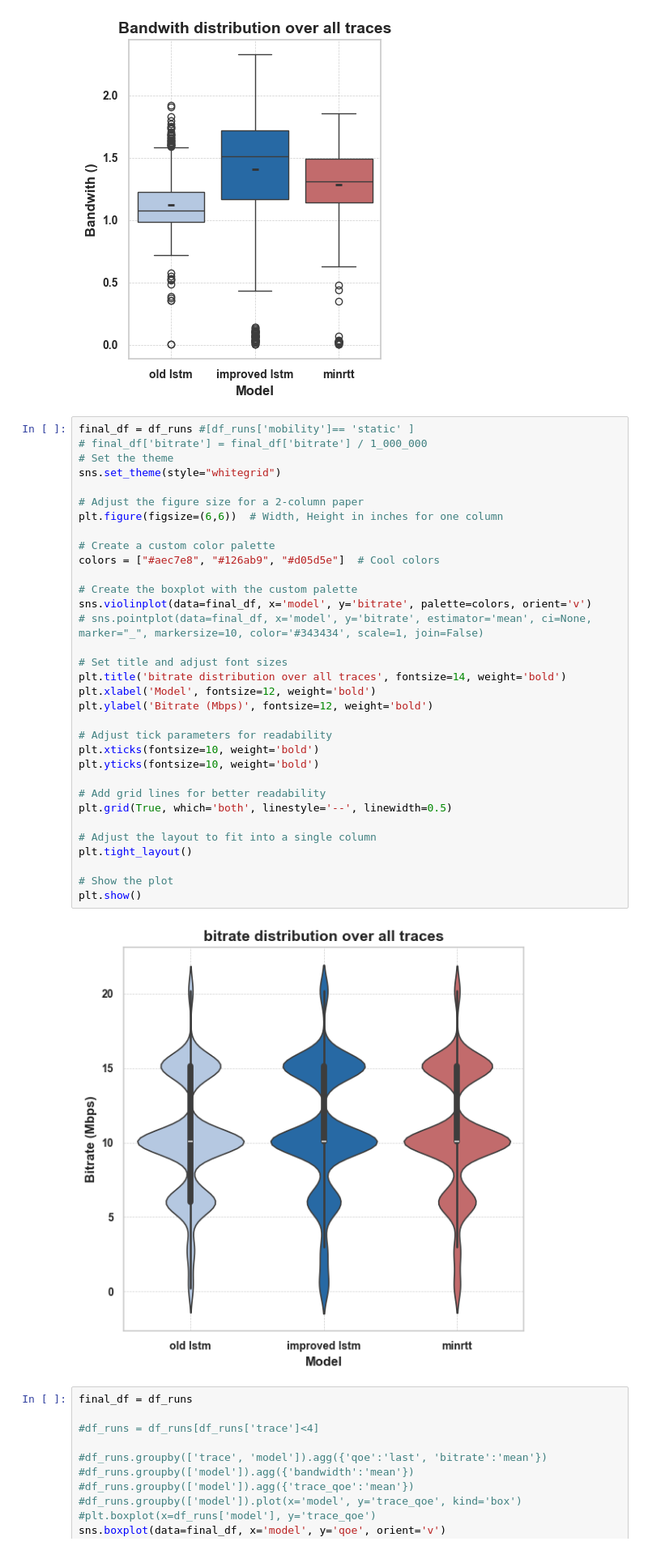
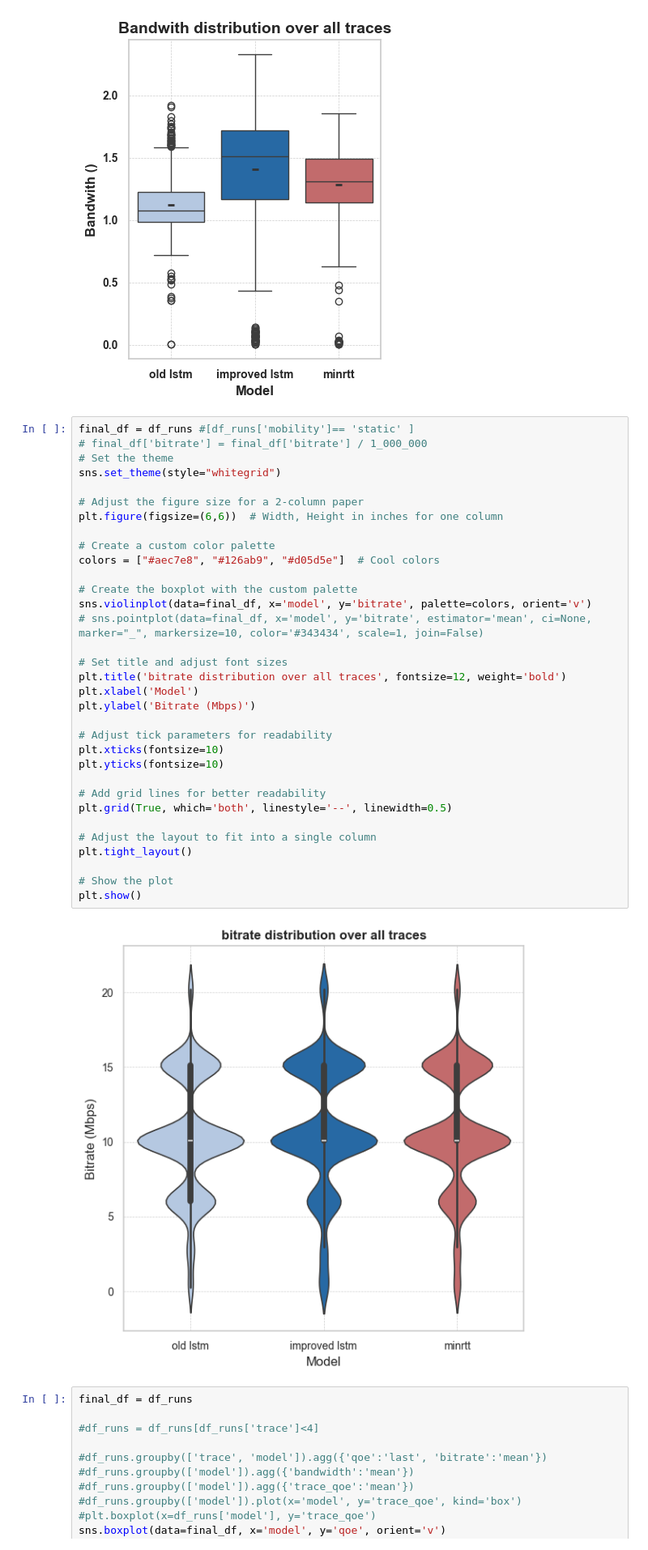
Before and after one commit to mees707/Thesis, a Jupyter notebook: code/mpquic-rl/mpquic-rl/analysis.ipynb, the cells around one changed output. Shown at 81% size. Saved outputs shown, nothing was run; the diff lists cells and outputs as text.

```diff
--- a/code/mpquic-rl/mpquic-rl/analysis.ipynb
+++ b/code/mpquic-rl/mpquic-rl/analysis.ipynb
@@ -358,38 +358,38 @@ plt.show()
 # %%
 final_df = df_runs #[df_runs['mobility']== 'static' ]
 # final_df['bitrate'] = final_df['bitrate'] / 1_000_000
 # Set the theme
 sns.set_theme(style="whitegrid")
 
 # Adjust the figure size for a 2-column paper
 plt.figure(figsize=(6,6))  # Width, Height in inches for one column
 
 # Create a custom color palette
 colors = ["#aec7e8", "#126ab9", "#d05d5e"]  # Cool colors
 
 # Create the boxplot with the custom palette
 sns.violinplot(data=final_df, x='model', y='bitrate', palette=colors, orient='v')
 # sns.pointplot(data=final_df, x='model', y='bitrate', estimator='mean', ci=None, marker="_", markersize=10, color='#343434', scale=1, join=False)
 
 # Set title and adjust font sizes
-plt.title('bitrate distribution over all traces', fontsize=14, weight='bold')
-plt.xlabel('Model', fontsize=12, weight='bold')
-plt.ylabel('Bitrate (Mbps)', fontsize=12, weight='bold')
+plt.title('bitrate distribution over all traces', fontsize=12, weight='bold')
+plt.xlabel('Model')
+plt.ylabel('Bitrate (Mbps)')
 
 # Adjust tick parameters for readability
-plt.xticks(fontsize=10, weight='bold')
-plt.yticks(fontsize=10, weight='bold')
+plt.xticks(fontsize=10)
+plt.yticks(fontsize=10)
 
 # Add grid lines for better readability
 plt.grid(True, which='both', linestyle='--', linewidth=0.5)
 
 # Adjust the layout to fit into a single column
 plt.tight_layout()
 
 # Show the plot
 plt.show()
 # %% [output]
-[figure, old version]
+[figure, new version]
 # %%
 final_df = df_runs
 
```
Also changed, not shown: parts of 4 cells of this notebook, 24 other files.
